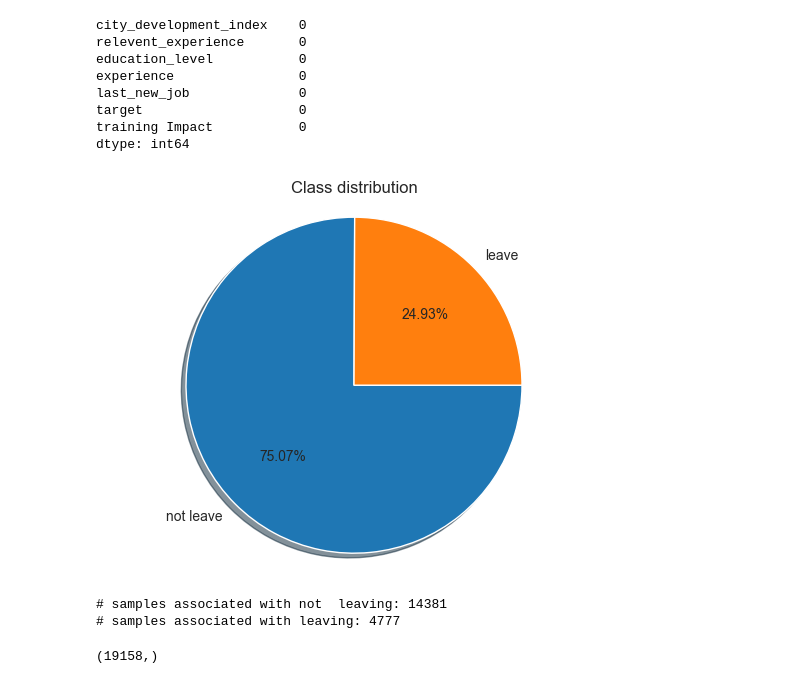
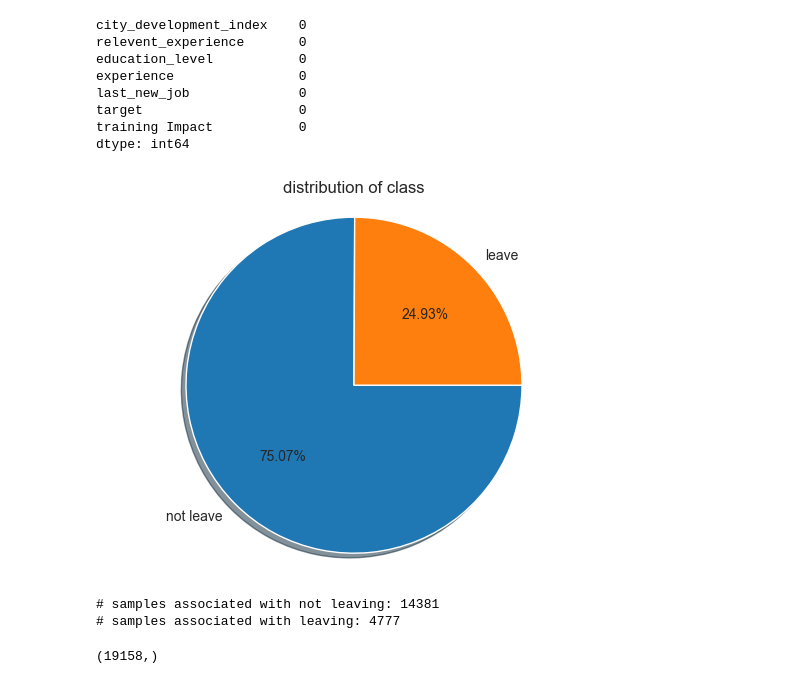
Before and after one commit to IT22106360/QuantaML-FDM-Employee-Retention, a Jupyter notebook: notebooks/model.ipynb, the cells around one changed output. Cells and saved outputs as stored; diff of their text form; code cells hidden in the pictures.

```diff
--- a/notebooks/model.ipynb
+++ b/notebooks/model.ipynb
@@ -517,13 +517,13 @@ dtype: int64
 # %%
 class_occur = ProcessDataset['target'].value_counts()
 class_names = ['not leave','leave']
 fig, ax = plt.subplots()
 ax.pie(class_occur, labels=class_names, autopct='%1.2f%%',
         shadow=True, startangle=0, counterclock=False)
 ax.axis('equal')  # Equal aspect ratio ensures that pie is drawn as a circle.
-ax.set_title('Class distribution')
+ax.set_title('distribution of class')
 plt.show()
-print("# samples associated with not  leaving: {}".format(class_occur[0]))
+print("# samples associated with not leaving: {}".format(class_occur[0]))
 print("# samples associated with leaving: {}".format(class_occur[1]))
 # %% [output]
-[figure, old version]
+[figure, new version]
```
Also changed, not shown: 1 other file.
